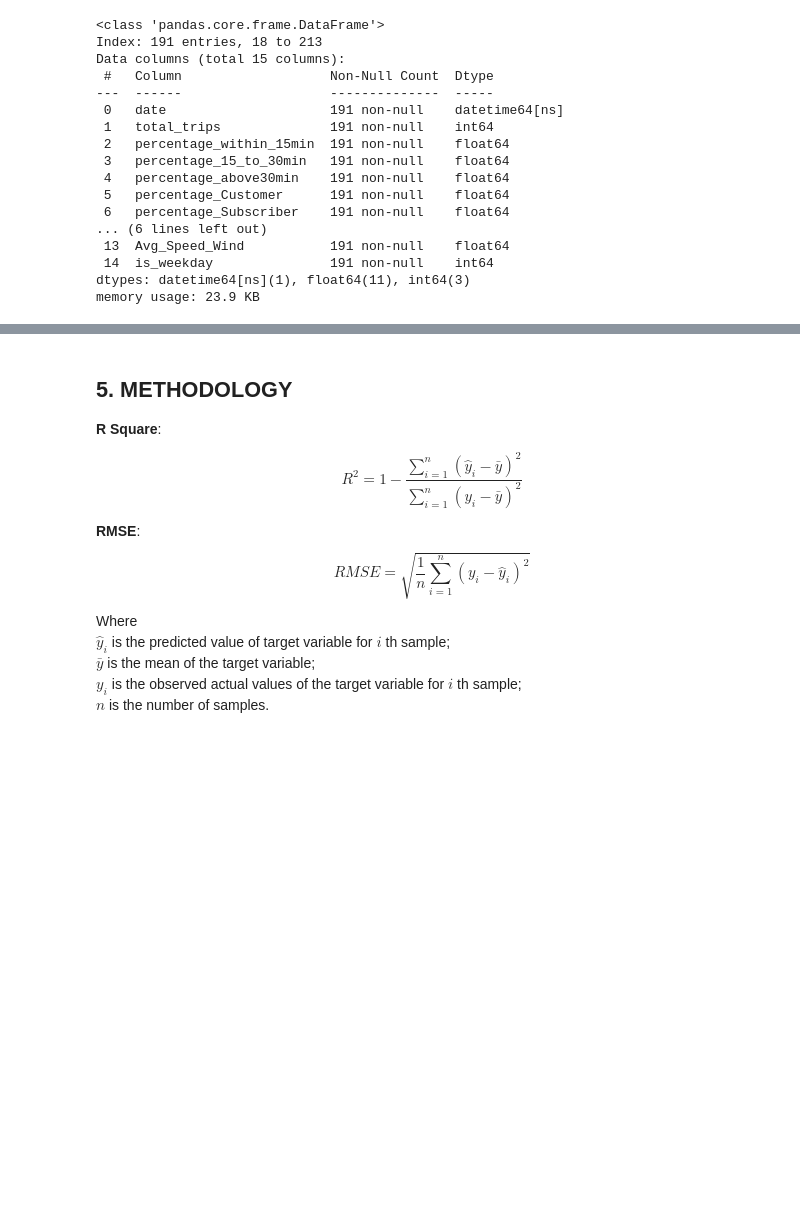
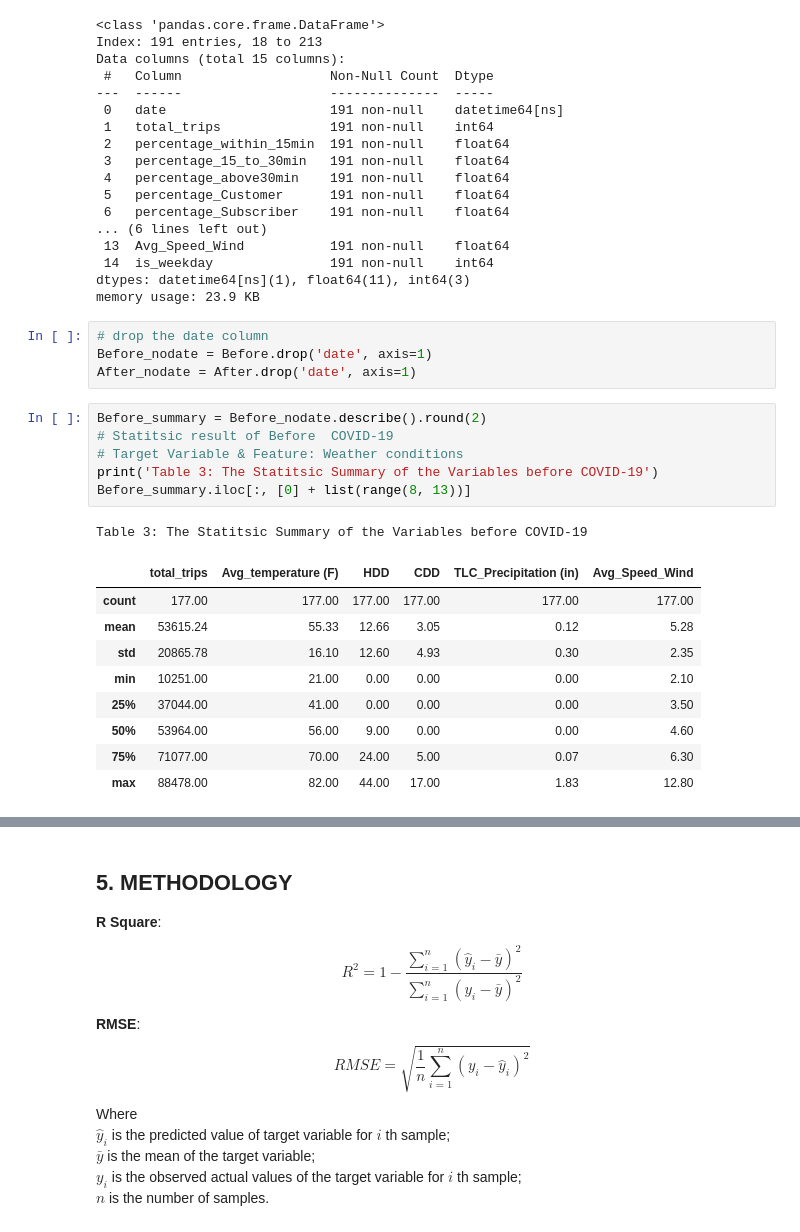
Before and after one commit to qiyuechen1202/0006_Data_Science, a Jupyter notebook: Assessment.ipynb, the cells around one changed output, grey strips where cells are left out. Cells and saved outputs as stored; diff of their text form; blank space fills up the shorter version.

```diff
--- a/Assessment.ipynb
+++ b/Assessment.ipynb
@@ -473,3 +504,24 @@ Data columns (total 15 columns):
  14  is_weekday               191 non-null    int64
 dtypes: datetime64[ns](1), float64(11), int64(3)
 memory usage: 23.9 KB
+# %%
+# drop the date column
+Before_nodate = Before.drop('date', axis=1)
+After_nodate = After.drop('date', axis=1)
+# %%
+Before_summary = Before_nodate.describe().round(2)
+# Statitsic result of Before  COVID-19
+# Target Variable & Feature: Weather conditions
+print('Table 3: The Statitsic Summary of the Variables before COVID-19')
+Before_summary.iloc[:, [0] + list(range(8, 13))]
+# %% [output]
+Table 3: The Statitsic Summary of the Variables before COVID-19
+|  | total_trips | Avg_temperature (F) | HDD | CDD | TLC_Precipitation (in) | Avg_Speed_Wind |
+| count | 177.00 | 177.00 | 177.00 | 177.00 | 177.00 | 177.00 |
+| mean | 53615.24 | 55.33 | 12.66 | 3.05 | 0.12 | 5.28 |
+| std | 20865.78 | 16.10 | 12.60 | 4.93 | 0.30 | 2.35 |
+| min | 10251.00 | 21.00 | 0.00 | 0.00 | 0.00 | 2.10 |
+| 25% | 37044.00 | 41.00 | 0.00 | 0.00 | 0.00 | 3.50 |
+| 50% | 53964.00 | 56.00 | 9.00 | 0.00 | 0.00 | 4.60 |
+| 75% | 71077.00 | 70.00 | 24.00 | 5.00 | 0.07 | 6.30 |
+| max | 88478.00 | 82.00 | 44.00 | 17.00 | 1.83 | 12.80 |
```
Also changed, not shown: parts of 57 cells of this notebook, 1 other file.
